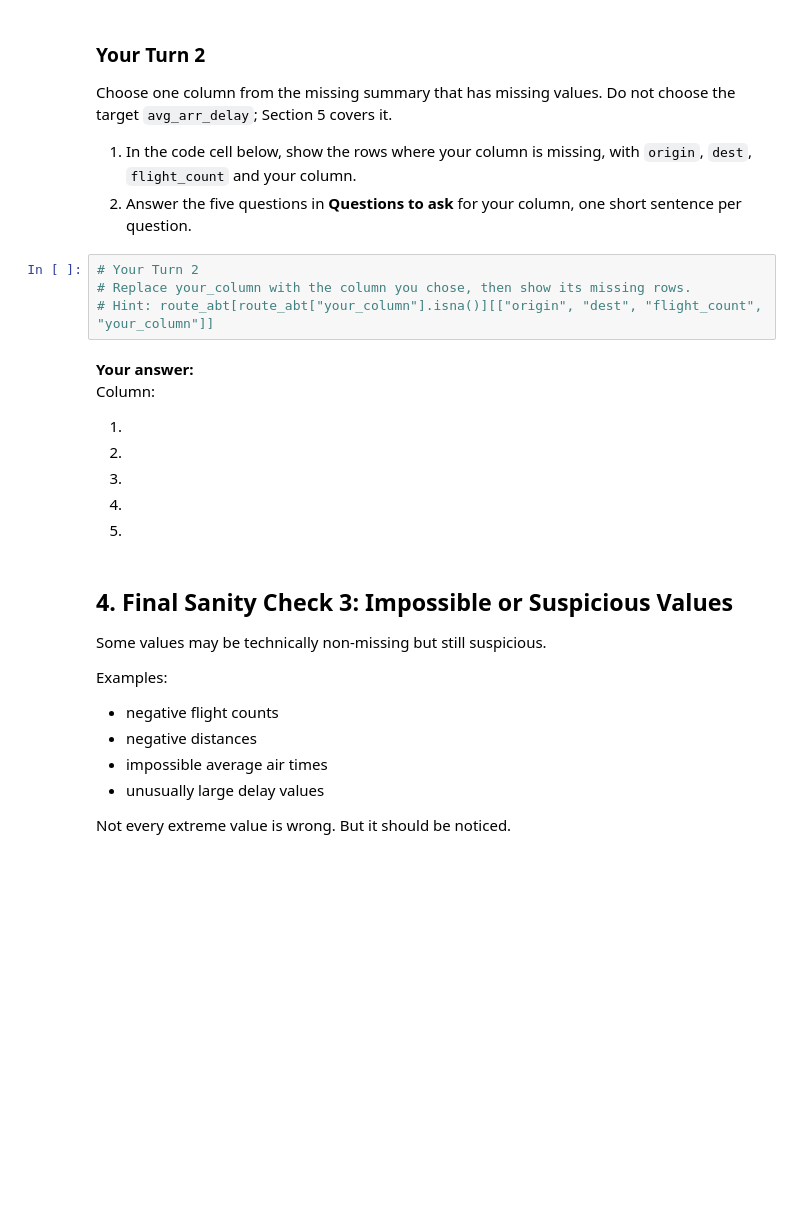
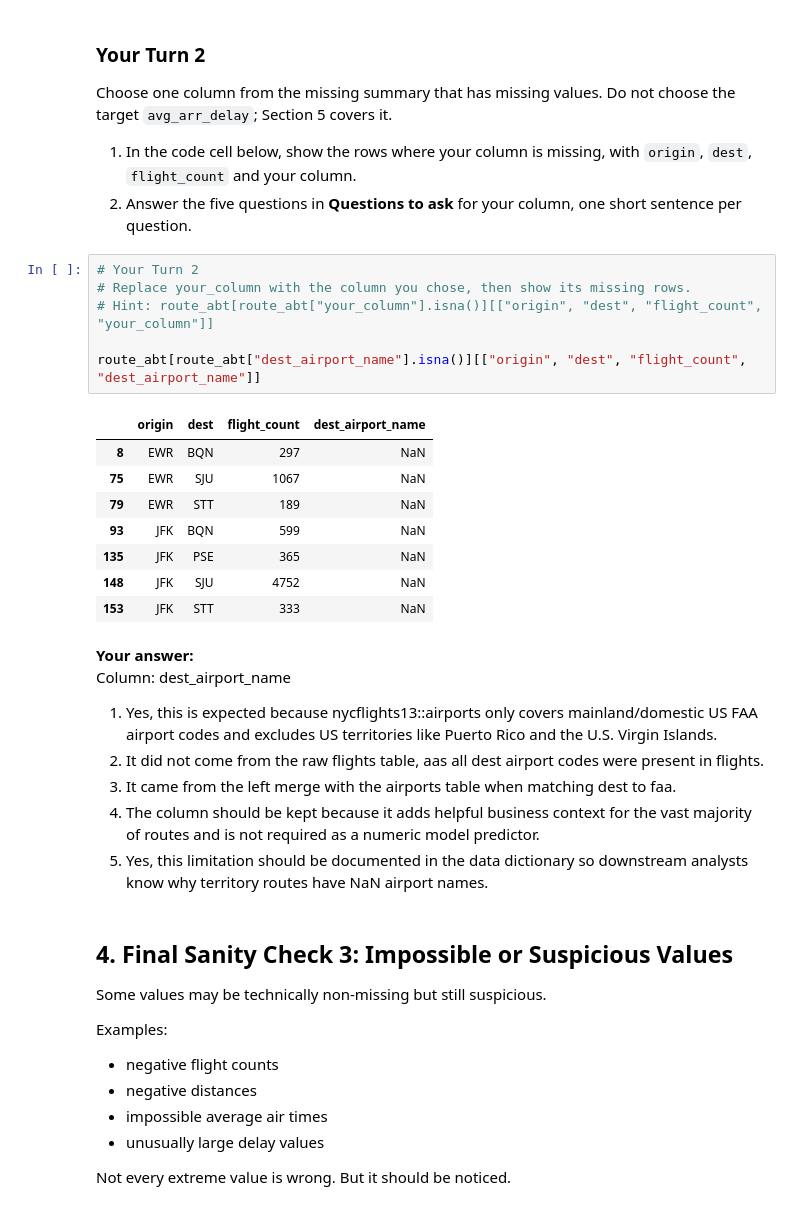
Before and after one commit to tejsai123/ban6003-week11-Tejsai, a Jupyter notebook: notebooks/module11_abt_documentation_guided_lab.ipynb, the cells around one changed output. Drawn from its saved outputs; the diff is of its cells as text; blank space fills up the shorter version.

```diff
--- a/notebooks/module11_abt_documentation_guided_lab.ipynb
+++ b/notebooks/module11_abt_documentation_guided_lab.ipynb
@@ -191,16 +241,27 @@ Choose one column from the missing summary that has missing values. Do not choos
 # %%
 # Your Turn 2
 # Replace your_column with the column you chose, then show its missing rows.
 # Hint: route_abt[route_abt["your_column"].isna()][["origin", "dest", "flight_count", "your_column"]]
+
+route_abt[route_abt["dest_airport_name"].isna()][["origin", "dest", "flight_count", "dest_airport_name"]]
+# %% [output]
+|  | origin | dest | flight_count | dest_airport_name |
+| 8 | EWR | BQN | 297 | NaN |
+| 75 | EWR | SJU | 1067 | NaN |
+| 79 | EWR | STT | 189 | NaN |
+| 93 | JFK | BQN | 599 | NaN |
+| 135 | JFK | PSE | 365 | NaN |
+| 148 | JFK | SJU | 4752 | NaN |
+| 153 | JFK | STT | 333 | NaN |
 # %% [markdown]
 **Your answer:**
-Column:
+Column: dest_airport_name
 
-1.
-2.
-3.
-4.
-5.
+1. Yes, this is expected because nycflights13::airports only covers mainland/domestic US FAA airport codes and excludes US territories like Puerto Rico and the U.S. Virgin Islands.
+2. It did not come from the raw flights table, aas all dest airport codes were present in flights.
+3. It came from the left merge with the airports table when matching dest to faa.
+4. The column should be kept because it adds helpful business context for the vast majority of routes and is not required as a numeric model predictor.
+5. Yes, this limitation should be documented in the data dictionary so downstream analysts know why territory routes have NaN airport names.
 # %% [markdown]
 ## 4. Final Sanity Check 3: Impossible or Suspicious Values
 
```
Also changed, not shown: parts of 30 cells of this notebook, 3 other files.
